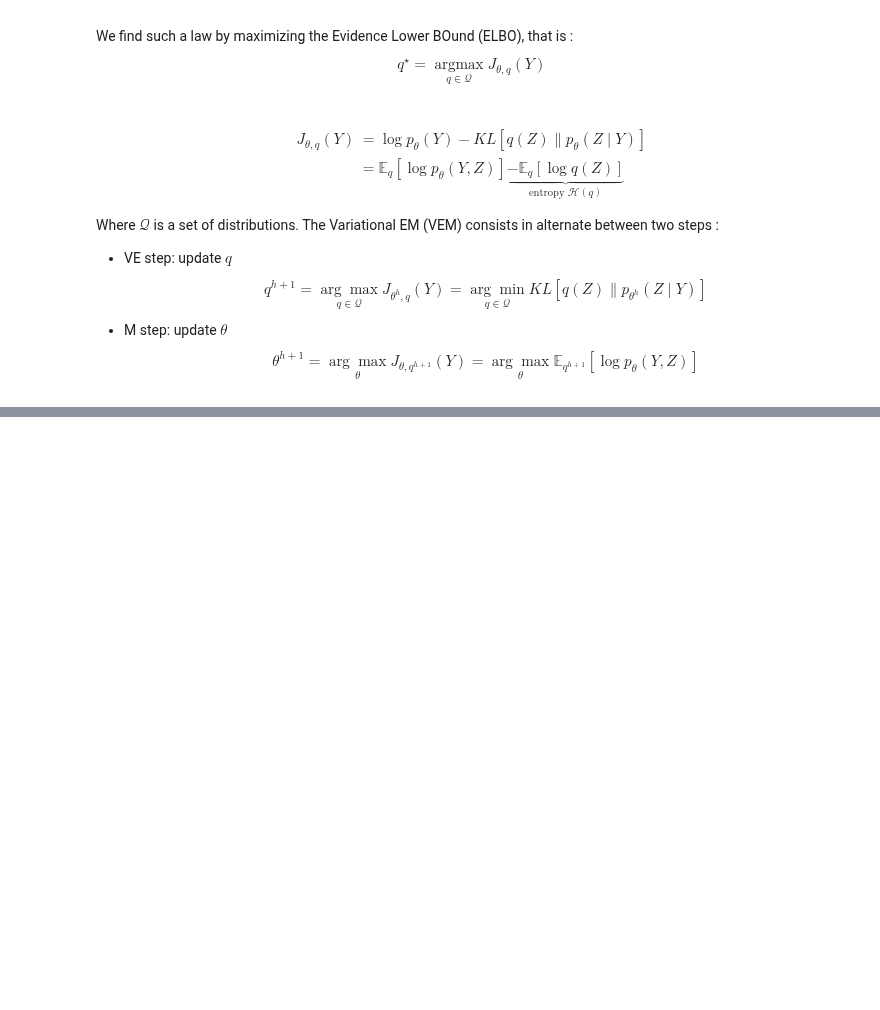
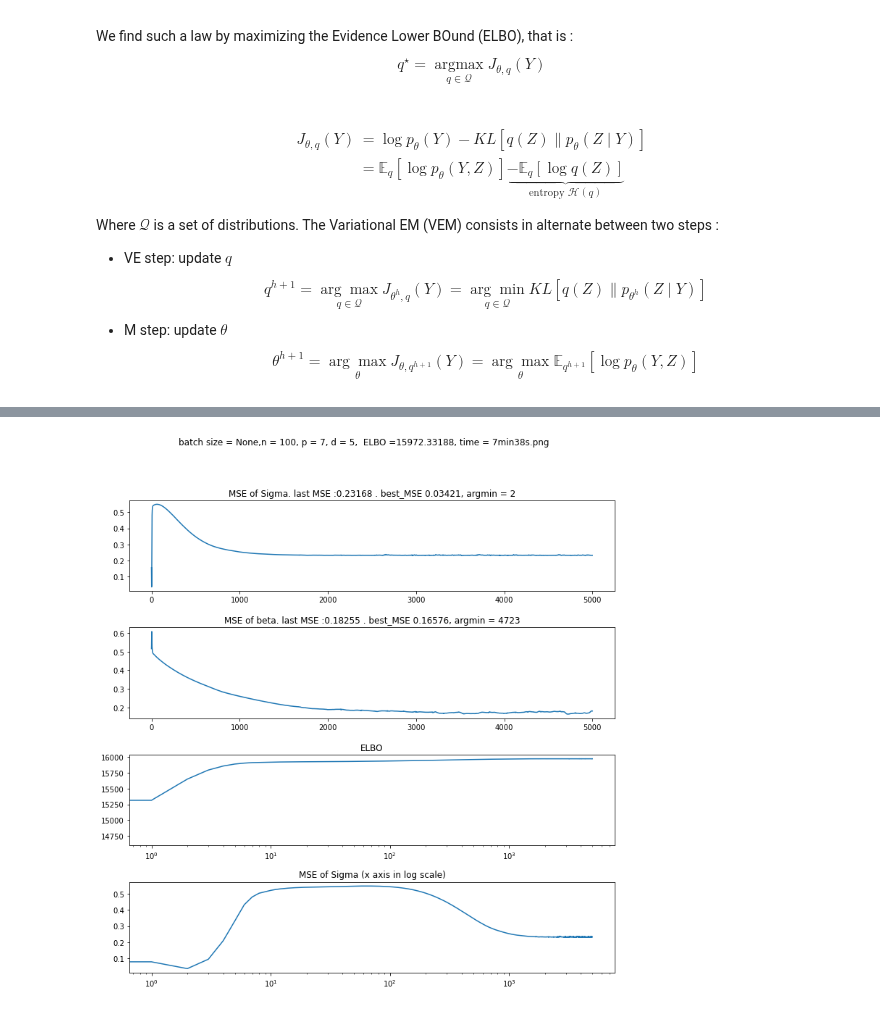
Before and after one commit to PLN-team/pyPLNmodels, a Jupyter notebook: PLN_test.ipynb, the cells around one changed output, grey strips where cells are left out. Cells and saved outputs as stored; diff of their text form; code cells hidden in the pictures; blank space fills up the shorter version.

```diff
--- a/PLN_test.ipynb
+++ b/PLN_test.ipynb
@@ -325,5 +564,5 @@ covariates_tricho = torch.ones((n_tricho,d_tricho))
 
 data_tricho = [Y_tricho,O_tricho, covariates_tricho]
 # %%
-d = 2 # nb of cavariates
-n = 200; p = 50
+d = 15 # nb of cavariates
+n = 200; p = 20
@@ -370,3 +590,32 @@ data = [Y_sampled, O, covariates]
+# %%
+def save_model(modele, batch_size, time):
+    n,p = modele.Y.shape
+    d = modele.beta.shape[0]
+    ELBO = np.round(modele.current_ELBO,5)
+    name = 'batch size = {},n = {}, p = {}, d = {},  ELBO ={}, time = {}.png'.format(batch_size, n,p,d, ELBO, time )
+    abscisse = np.arange(len(modele.MSE_Sigma_list))
+    fig,ax = plt.subplots(4,1,figsize = (12,12))
+    ax
+    plt.subplots_adjust(hspace = 0.4)
+    plt.suptitle(name)
+    ax[0].plot(abscisse, modele.MSE_Sigma_list)
+    Sigma_min = np.round(min(modele.MSE_Sigma_list),5)
+    Sigma_argmin = np.argmin(model.MSE_Sigma_list)
+    ax[0].set_title('MSE of Sigma. last MSE :{} . best_MSE {}, argmin = {}'.format(np.round(modele.MSE_Sigma_list[-1],5), Sigma_min, Sigma_argmin))
+
+    ax[1].plot(abscisse, modele.MSE_beta_list)
+    beta_min = np.round(min(modele.MSE_beta_list),5)
+    beta_argmin = np.argmin(model.MSE_beta_list)
+    ax[1].set_title('MSE of beta. last MSE :{} . best_MSE {}, argmin = {}'.format(np.round(modele.MSE_beta_list[-1],5), beta_min, beta_argmin))
+
+    ax[2].plot(abscisse, modele.ELBO_list)
+    ax[2].set_xscale('log')
+    ax[2].set_title('ELBO')
+
+    ax[3].plot(abscisse, modele.MSE_Sigma_list)
+    ax[3].set_title('MSE of Sigma (x axis in log scale)')
+    ax[3].set_xscale('log')
+    plt.savefig(name)
 # %% [markdown]
 sizes :
 
@@ -559,0 +829,7 @@ We denote $D_{\Sigma^{-1}}$ the diagonal matrix composed of the diagonal of $\Si
+# %%
+
+
+
+save_model(model, batch_size = None, time =  '7min38s')
+# %% [output]
+[figure, added]
```
Also changed, not shown: parts of 18 cells of this notebook.
